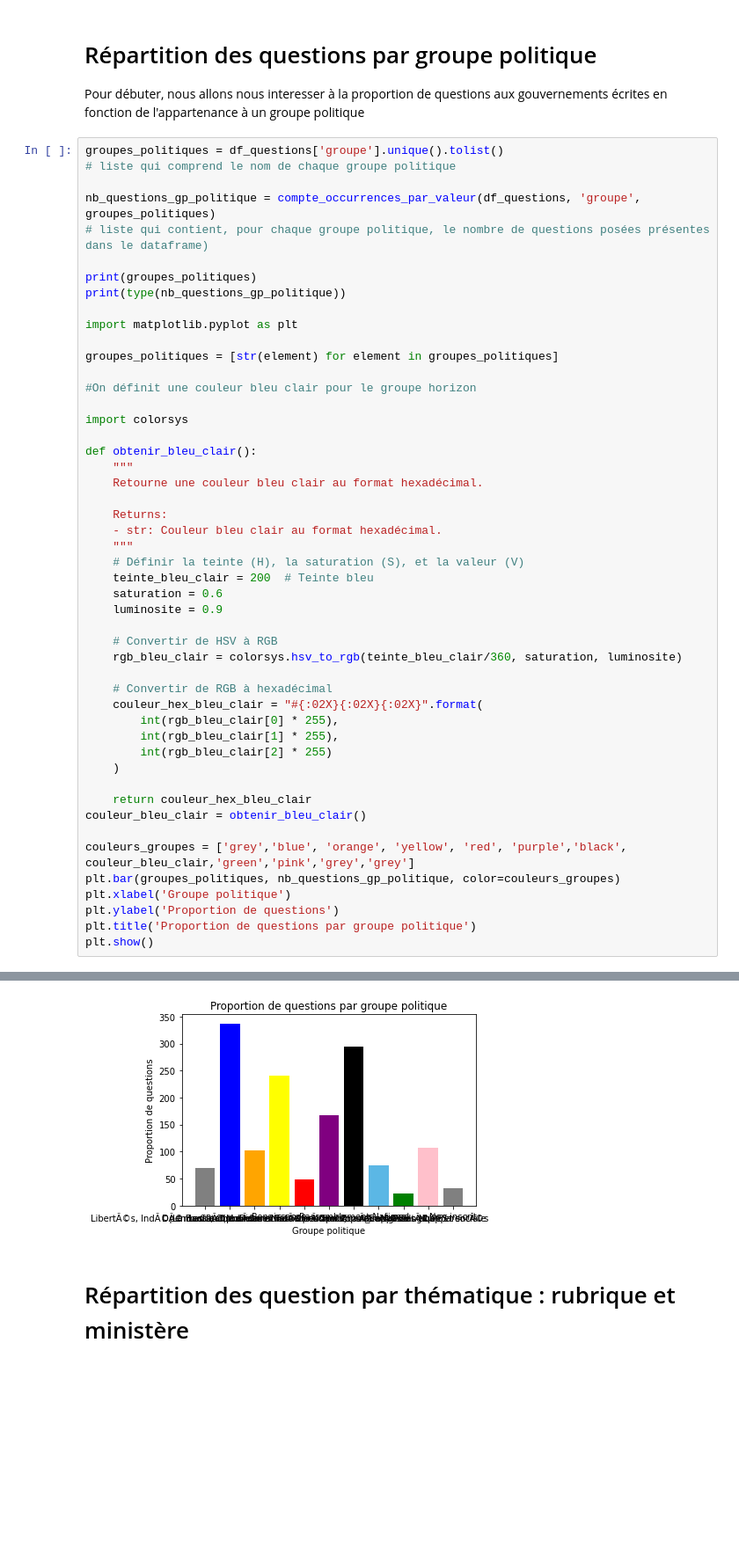
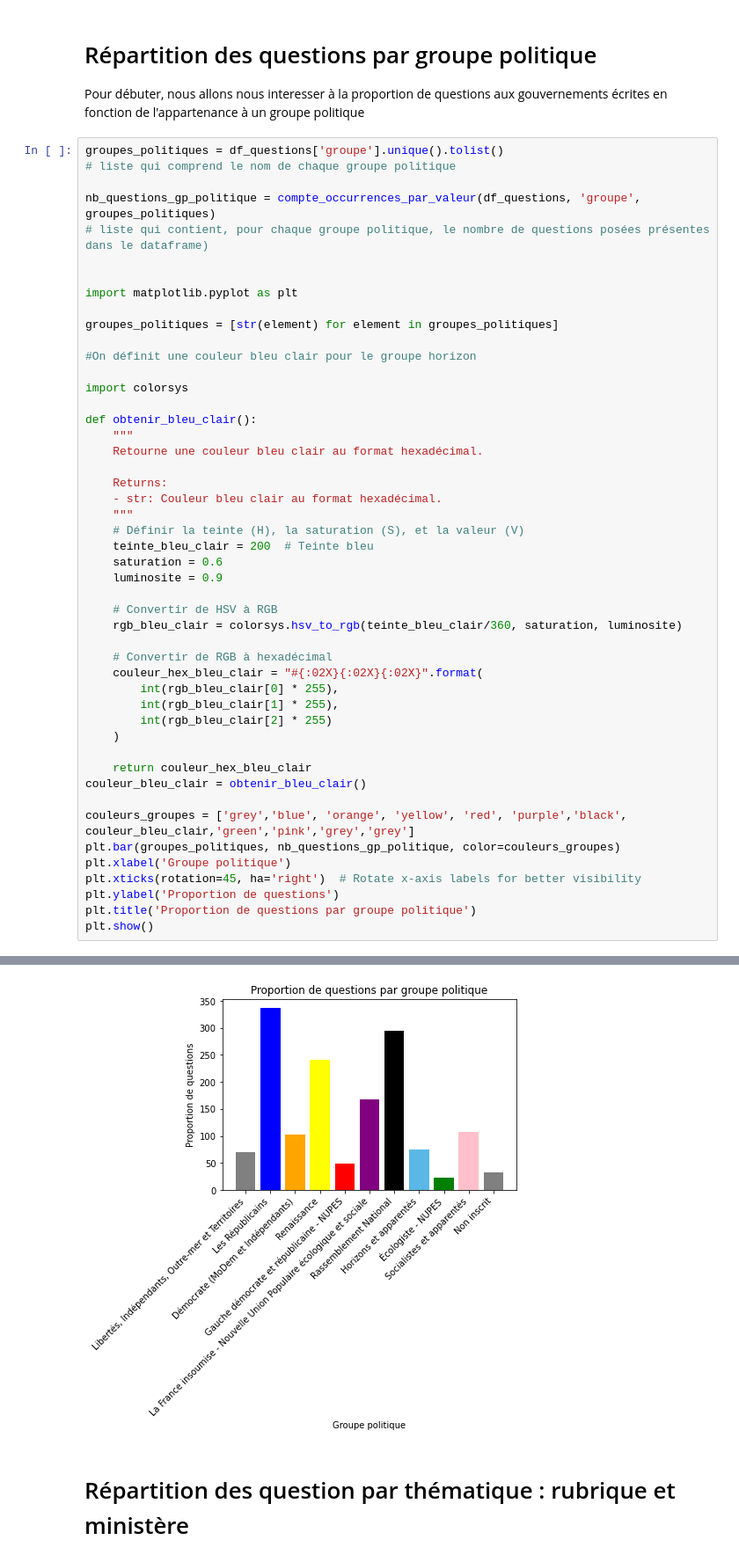
Before and after one commit to jcomperatore/PythonPourLaDataScience, a Jupyter notebook: Statistiques descriptives/Statistiques_descriptives.ipynb, the cells around one changed output, grey strips where cells are left out. Shown at 88% size. Saved outputs shown, nothing was run; the diff lists cells and outputs as text; blank space fills up the shorter version.

Commit message:
STAT DES : occurrences + corrections graphiques

```diff
--- a/Statistiques descriptives/Statistiques_descriptives.ipynb
+++ b/Statistiques descriptives/Statistiques_descriptives.ipynb
@@ -60,8 +60,6 @@ groupes_politiques = df_questions['groupe'].unique().tolist()
 nb_questions_gp_politique = compte_occurrences_par_valeur(df_questions, 'groupe', groupes_politiques)
 # liste qui contient, pour chaque groupe politique, le nombre de questions posées présentes dans le dataframe)
 
-print(groupes_politiques)
-print(type(nb_questions_gp_politique))
 
 import matplotlib.pyplot as plt
 
@@ -99,6 +97,7 @@ couleur_bleu_clair = obtenir_bleu_clair()
 couleurs_groupes = ['grey','blue', 'orange', 'yellow', 'red', 'purple','black', couleur_bleu_clair,'green','pink','grey','grey']
 plt.bar(groupes_politiques, nb_questions_gp_politique, color=couleurs_groupes)
 plt.xlabel('Groupe politique')
+plt.xticks(rotation=45, ha='right')  # Rotate x-axis labels for better visibility
 plt.ylabel('Proportion de questions')
 plt.title('Proportion de questions par groupe politique')
 plt.show()
@@ -108,4 +105,4 @@ plt.show()
-[figure, old version]
+[figure, new version]
 # %% [markdown]
 # Répartition des question par thématique : rubrique et ministère
 # %%
```
Also changed, not shown: parts of 7 cells of this notebook.
